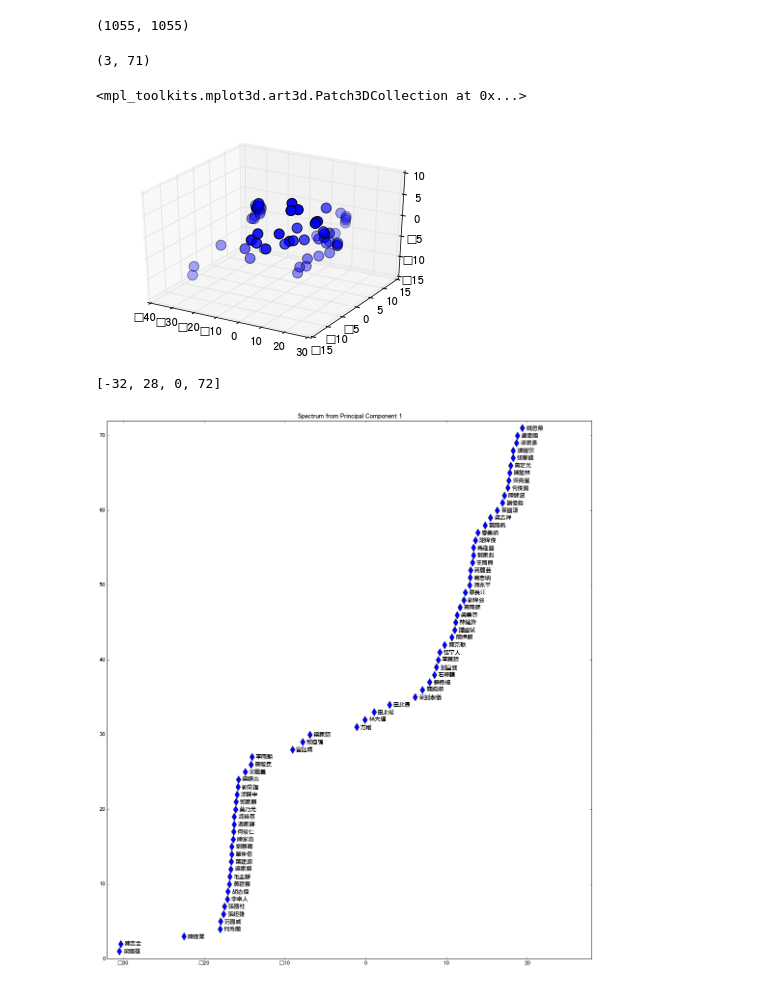
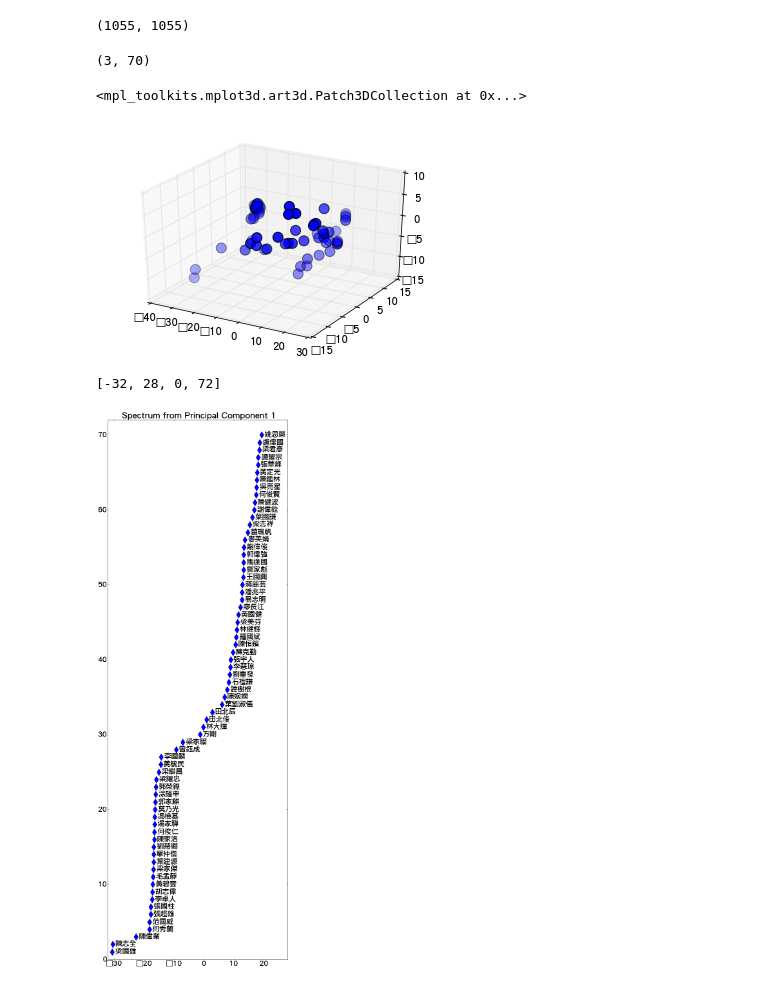
Before and after one commit to code4hk/legcohk, a Jupyter notebook: LegCoHK.ipynb, the cells around one changed output. Saved outputs shown, nothing was run; the diff lists cells and outputs as text; code cells hidden in the pictures.

Commit message:
normalization of a name; font adjust

```diff
--- a/LegCoHK.ipynb
+++ b/LegCoHK.ipynb
@@ -32,5 +33,4 @@ from lxml import etree
 # %%
-matplotlib.rcParams['font.sans-serif']
 matplotlib.rc('font', **{'sans-serif' : 'Helvetica, LiHei Pro, sans-serif', #'Arial',
                            'family' : 'sans-serif'})
 %matplotlib inline
@@ -70,9 +70,9 @@ for m in meetings:
 # %% [output]
 progress: 72/72 ########################################################################
 # %%
-vote_xmls = filter(lambda r: r.ok, vote_xmls)
-vote_xmls = map(lambda r: r.content, vote_xmls)
-print len(vote_xmls)
+vote_xmls = list(filter(lambda r: r.ok, vote_xmls))
+vote_xmls = list(map(lambda r: r.content, vote_xmls))
+print(len(vote_xmls))
 # %% [output]
 46
 # %%
@@ -96,17 +107,21 @@ records = reduce(list.__add__, map(xml_to_records, vote_xmls), [])
 # %%
 # More:
 # http://nbviewer.ipython.org/urls/course.ie.cuhk.edu.hk/~engg4030/tutorial/tutorial7/Legco-Preprocessing.ipynb
+NAME_FIX = {
+    'Dr Joseph LEE': 'Prof Joseph LEE',
+    '郭偉强': '郭偉強'
+}
+
 def clean_record(t):
     # According to the numbers, they seem to be the same person
     t = list(t)
-    if t[1] == 'Dr Joseph LEE':
-        t[1] = 'Prof Joseph LEE'
+    t[1] = NAME_FIX.get(t[1], t[1])
     # Other normalization if any
     # ...
     return tuple(t)
-records = map(clean_record, records)
+records = list(map(clean_record, records))
 # %%
-df = pd.DataFrame(records, columns = ['topic_id', 'member_id', 'vote'] + info_fields)
+df = pd.DataFrame(data=records, columns=['topic_id', 'member_id', 'vote'] + info_fields)
 df.to_csv('records-all-with-info.csv', encoding='utf-8')
 df[:5]
 # %% [output]
@@ -251,7 +261,7 @@ PA = scipy.sparse.linalg.eigs(C, k=2, which='LM', return_eigenvectors=True)[1]
 PA = scipy.sparse.linalg.eigs(C, k=3, which='LM', return_eigenvectors=True)[1]
 # Project data points onto principle axis
 X_3D = PA.T * X.T
-print X_3D.shape
+print(X_3D.shape)
 
 x = np.array(X_3D[0, :]).astype('float')
 y = np.array(X_3D[1, :]).astype('float')
@@ -262,19 +272,22 @@ fig = plt.figure()
 ax = fig.add_subplot(111, projection='3d')
 ax.scatter(x, y, z, picker=True, s=100)
 # %% [output]
-(3, 71)
+(3, 70)
 <mpl_toolkits.mplot3d.art3d.Patch3DCollection at 0x...>
-[figure, old version]
+[figure, new version]
 # %%
+matplotlib.rcParams.update({'font.size': 22})
+
 df_pc1 = pd.DataFrame(x.flatten(), index=df_matrix.index, columns=['PC1'])
 df_pc1 = df_pc1.sort('PC1')
-plt.figure(figsize=(18, 20))
-plt.plot(df_pc1['PC1'], df_pc1.rank()['PC1'], 'd', markersize=12)
+fig = plt.figure(figsize=(10, 30))
+ax = fig.add_subplot(1,1,1)
+ax.plot(df_pc1['PC1'], df_pc1.rank()['PC1'], 'd', markersize=16)
 #yticks(df_pc1.rank()['PC1'], df_pc1.index)
 for (_x, _y, _s) in zip(df_pc1['PC1'], df_pc1.rank()['PC1'], df_pc1.index):
-    plt.annotate(_s, (_x, _y), xytext=(_x + 0.5, _y - 0.2), fontsize=12)
+    plt.annotate(_s, (_x, _y), xytext=(_x + 1, _y - 0.2))
 plt.title('Spectrum from Principal Component 1')
 plt.axis([-32, 28, 0, 72])
 # %% [output]
 [-32, 28, 0, 72]
-[figure, old version]
+[figure, new version]
```
Also changed, not shown: parts of 12 cells of this notebook.
